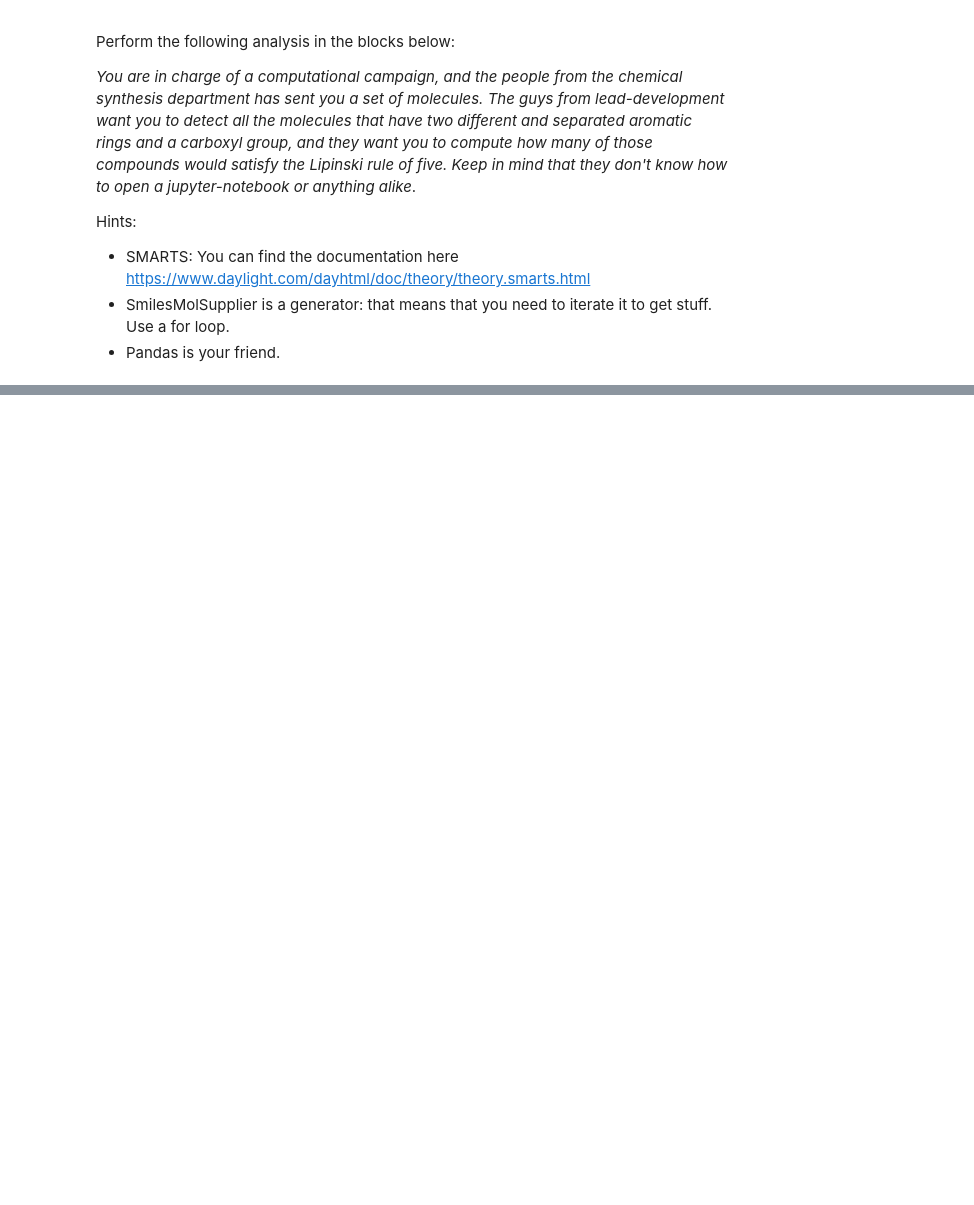
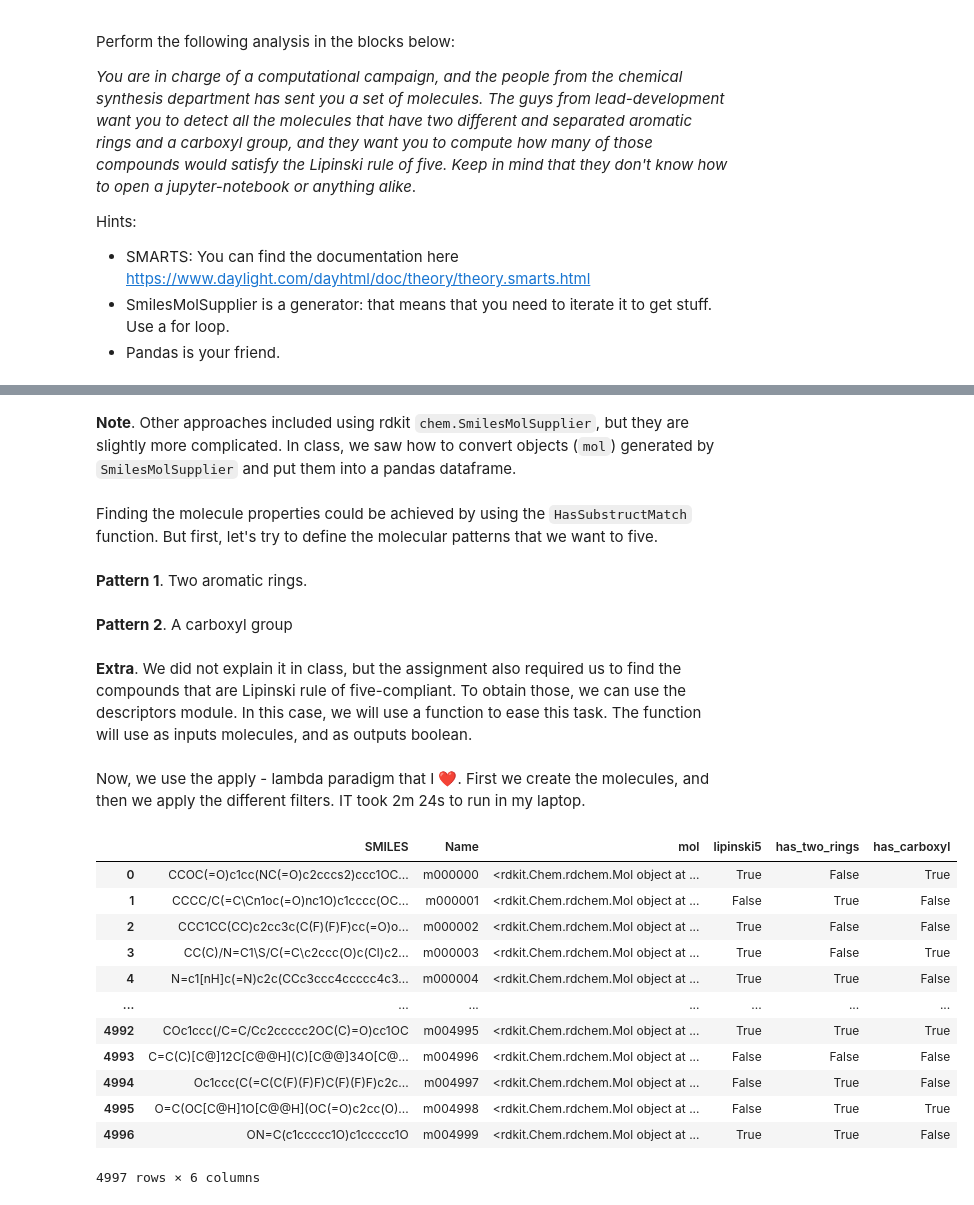
Before and after one commit to brunocuevas/UPM-SBLD-25, a Jupyter notebook: class-2025-10-31-a.ipynb, the cells around one changed output, grey strips where cells are left out. Saved outputs shown, nothing was run; the diff lists cells and outputs as text; code cells hidden in the pictures; blank space fills up the shorter version.

```diff
--- a/class-2025-10-31-a.ipynb
+++ b/class-2025-10-31-a.ipynb
@@ -316,0 +472,3 @@ Hints:
+# %%
+collection_df = pd.read_csv("class1.collection.smi", sep="\s+")
+collection_df
@@ -316,0 +489,11 @@ Hints:
+# %% [markdown]
+**Note**. Other approaches included using rdkit `chem.SmilesMolSupplier`, but they are slightly more complicated. In class, we saw how to convert objects (`mol`) generated by `SmilesMolSupplier` and put them into a pandas dataframe.
+# %% [markdown]
+Finding the molecule properties could be achieved by using the `HasSubstructMatch` function. But first, let's try to define the molecular patterns that we want to five.
+# %% [markdown]
+**Pattern 1**. Two aromatic rings.
+# %%
+pattern1 = chem.MolFromSmarts('c1ccccc1.c2ccccc2')
+assert(chem.MolFromSmiles("c1c(C(=O)O)cc(CCCc2ccccc2)cc1").HasSubstructMatch(pattern1)) # this would fail if this was not true
+# %% [markdown]
+**Pattern 2**. A carboxyl group
@@ -316,0 +503,2 @@ Hints:
+# %% [markdown]
+**Extra**. We did not explain it in class, but the assignment also required us to find the compounds that are Lipinski rule of five-compliant. To obtain those, we can use the descriptors module. In this case, we will use a function to ease this task. The function will use as inputs molecules, and as outputs boolean.
@@ -316,0 +527,22 @@ Hints:
+# %% [markdown]
+Now, we use the apply - lambda paradigm that I ❤️. First we create the molecules, and then we apply the different filters. IT took 2m 24s to run in my laptop.
+# %%
+collection_df['mol'] = collection_df['SMILES'].apply(lambda x: chem.MolFromSmiles(x))
+collection_df['lipinski5'] = collection_df['mol'].apply(lambda x: lipinski5(x))
+collection_df['has_two_rings'] = collection_df['mol'].apply(lambda mol: mol.HasSubstructMatch(pattern1))
+collection_df['has_carboxyl'] = collection_df['mol'].apply(lambda mol: mol.HasSubstructMatch(pattern2))
+collection_df
+# %% [output]
+|  | SMILES | Name | mol | lipinski5 | has_two_rings | has_carboxyl |
+| 0 | CCOC(=O)c1cc(NC(=O)c2cccs2)ccc1OC... | m000000 | <rdkit.Chem.rdchem.Mol object at ... | True | False | True |
+| 1 | CCCC/C(=C\Cn1oc(=O)nc1O)c1cccc(OC... | m000001 | <rdkit.Chem.rdchem.Mol object at ... | False | True | False |
+| 2 | CCC1CC(CC)c2cc3c(C(F)(F)F)cc(=O)o... | m000002 | <rdkit.Chem.rdchem.Mol object at ... | True | False | False |
+| 3 | CC(C)/N=C1\S/C(=C\c2ccc(O)c(Cl)c2... | m000003 | <rdkit.Chem.rdchem.Mol object at ... | True | False | True |
+| 4 | N=c1[nH]c(=N)c2c(CCc3ccc4ccccc4c3... | m000004 | <rdkit.Chem.rdchem.Mol object at ... | True | True | False |
+| ... | ... | ... | ... | ... | ... | ... |
+| 4992 | COc1ccc(/C=C/Cc2ccccc2OC(C)=O)cc1OC | m004995 | <rdkit.Chem.rdchem.Mol object at ... | True | True | True |
+| 4993 | C=C(C)[C@]12C[C@@H](C)[C@@]34O[C@... | m004996 | <rdkit.Chem.rdchem.Mol object at ... | False | False | False |
+| 4994 | Oc1ccc(C(=C(C(F)(F)F)C(F)(F)F)c2c... | m004997 | <rdkit.Chem.rdchem.Mol object at ... | False | True | False |
+| 4995 | O=C(OC[C@H]1O[C@@H](OC(=O)c2cc(O)... | m004998 | <rdkit.Chem.rdchem.Mol object at ... | False | True | True |
+| 4996 | ON=C(c1ccccc1O)c1ccccc1O | m004999 | <rdkit.Chem.rdchem.Mol object at ... | True | True | False |
+4997 rows × 6 columns
```
Also changed, not shown: parts of 44 cells of this notebook, 1 other file.
